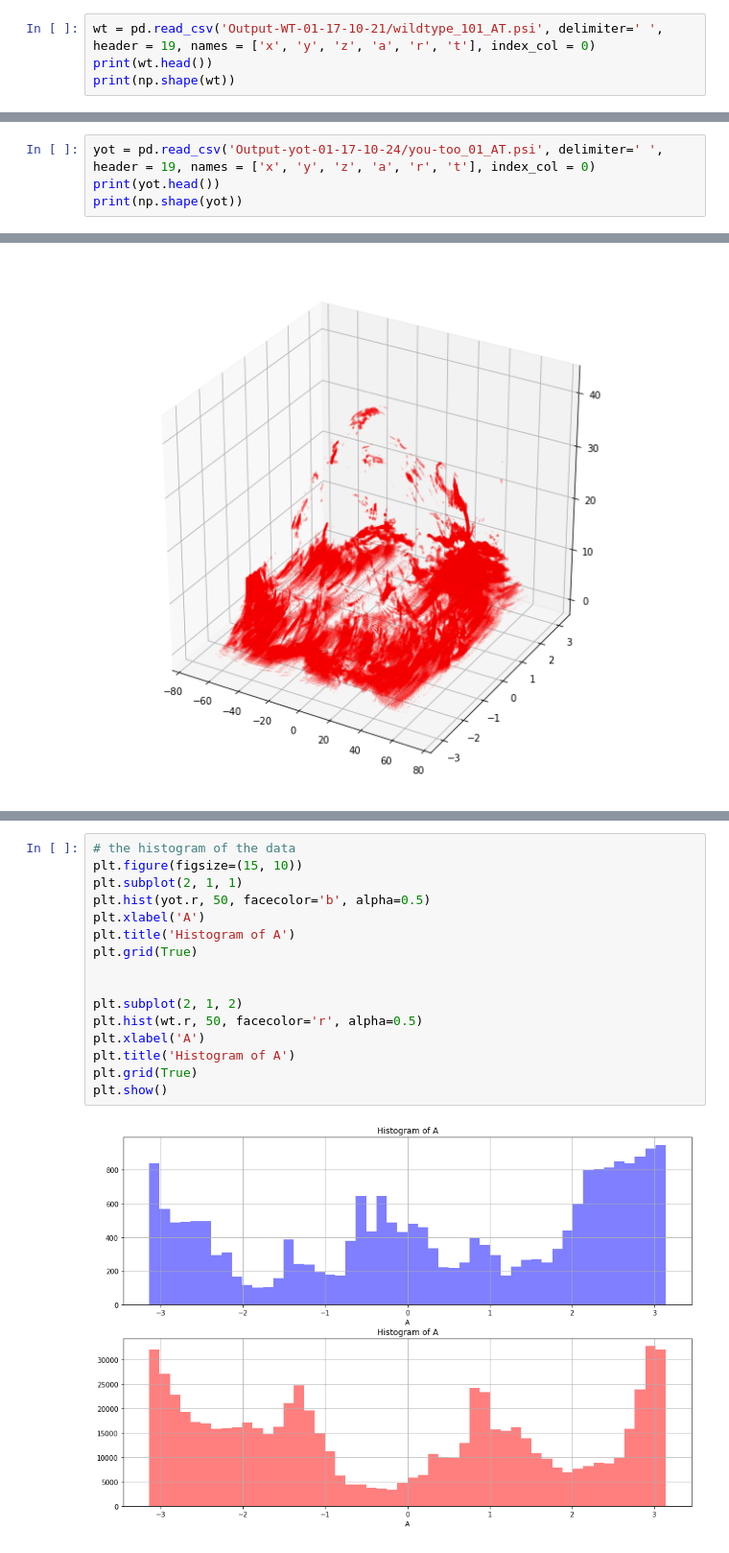
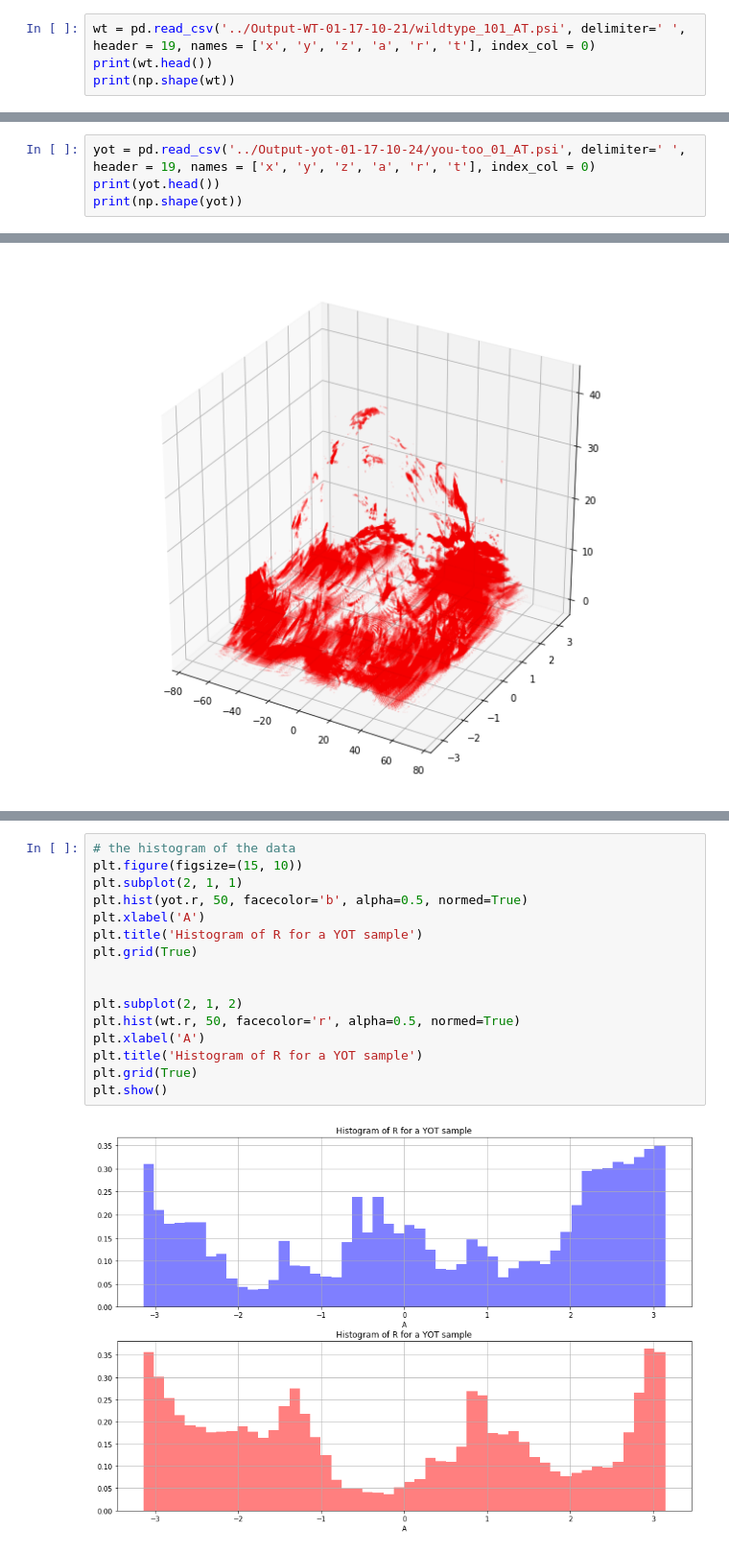
Before and after one commit to liwencong1995/SDS-Capstone-Zebrafish, a Jupyter notebook: 1.ipynb, the cells around one changed output, grey strips where cells are left out. Shown: that part at 96% size. Cells and saved outputs as stored; diff of their text form.

Commit message:
changing to normed histogram

```diff
--- a/1.ipynb
+++ b/1.ipynb
@@ -9,7 +9,7 @@ import numpy as np
 import pandas as pd
 import statsmodels.api as sm
 # %%
-wt = pd.read_csv('Output-WT-01-17-10-21/wildtype_101_AT.psi', delimiter=' ', header = 19, names = ['x', 'y', 'z', 'a', 'r', 't'], index_col = 0)
+wt = pd.read_csv('../Output-WT-01-17-10-21/wildtype_101_AT.psi', delimiter=' ', header = 19, names = ['x', 'y', 'z', 'a', 'r', 't'], index_col = 0)
 print(wt.head())
 print(np.shape(wt))
 # %% [output]
@@ -21,7 +21,7 @@ print(np.shape(wt))
 5 -55.353034  2.635195  -8.264224  43.254083  3.022529  22.185093
 (717459, 6)
 # %%
-yot = pd.read_csv('Output-yot-01-17-10-24/you-too_01_AT.psi', delimiter=' ', header = 19, names = ['x', 'y', 'z', 'a', 'r', 't'], index_col = 0)
+yot = pd.read_csv('../Output-yot-01-17-10-24/you-too_01_AT.psi', delimiter=' ', header = 19, names = ['x', 'y', 'z', 'a', 'r', 't'], index_col = 0)
 print(yot.head())
 print(np.shape(yot))
 # %% [output]
@@ -89,21 +89,21 @@ plt.show()
 # %%
 # the histogram of the data
 plt.figure(figsize=(15, 10))
 plt.subplot(2, 1, 1)
-plt.hist(yot.r, 50, facecolor='b', alpha=0.5)
+plt.hist(yot.r, 50, facecolor='b', alpha=0.5, normed=True)
 plt.xlabel('A')
-plt.title('Histogram of A')
+plt.title('Histogram of R for a YOT sample')
 plt.grid(True)
 
 
 plt.subplot(2, 1, 2)
-plt.hist(wt.r, 50, facecolor='r', alpha=0.5)
+plt.hist(wt.r, 50, facecolor='r', alpha=0.5, normed=True)
 plt.xlabel('A')
-plt.title('Histogram of A')
+plt.title('Histogram of R for a YOT sample')
 plt.grid(True)
 plt.show()
 # %% [output]
-[figure, old version]
+[figure, new version]
 # %%
 # the histogram of the data
 plt.figure(figsize=(15, 10))
```
Also changed, not shown: parts of 5 cells of this notebook.
